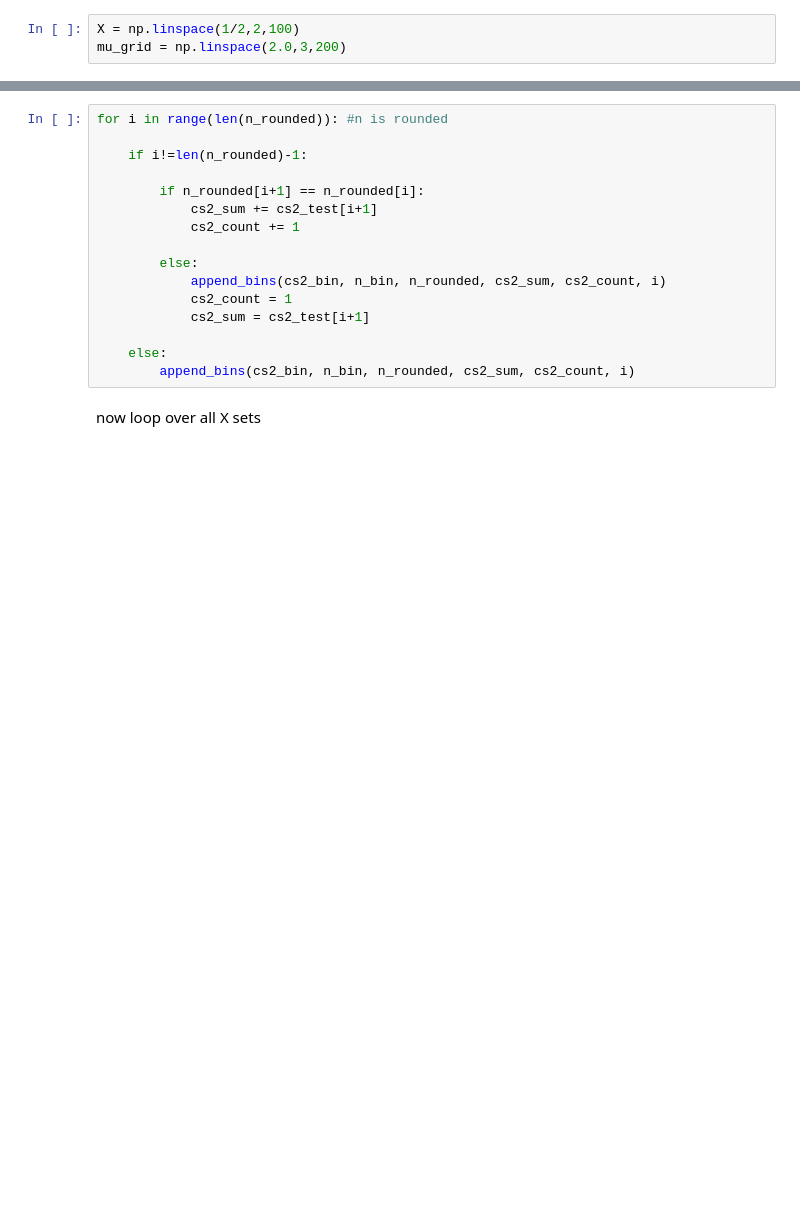
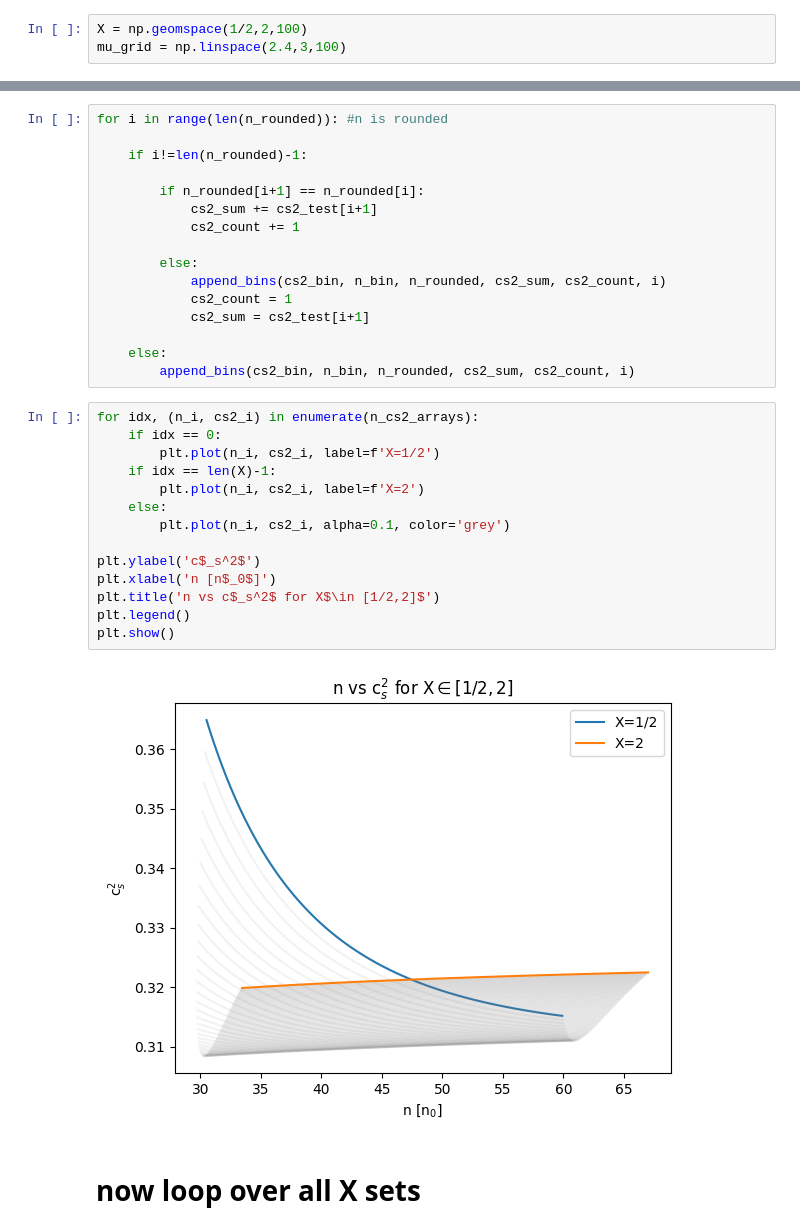
Before and after one commit to codinginrevolt/master_thesis, a Jupyter notebook: pqcd.ipynb, the cells around one changed output, grey strips where cells are left out. Drawn from its saved outputs; the diff is of its cells as text; blank space fills up the shorter version.

```diff
--- a/pqcd.ipynb
+++ b/pqcd.ipynb
@@ -5,3 +7,3 @@ from pqcd.pQCD import pQCD
 # %%
-X = np.linspace(1/2,2,100)
-mu_grid = np.linspace(2.0,3,200)
+X = np.geomspace(1/2,2,100)
+mu_grid = np.linspace(2.4,3,100)
@@ -117,5 +117,21 @@ for i in range(len(n_rounded)): #n is rounded
 
     else:
         append_bins(cs2_bin, n_bin, n_rounded, cs2_sum, cs2_count, i)
+# %%
+for idx, (n_i, cs2_i) in enumerate(n_cs2_arrays):
+    if idx == 0:
+        plt.plot(n_i, cs2_i, label=f'X=1/2')
+    if idx == len(X)-1:
+        plt.plot(n_i, cs2_i, label=f'X=2')
+    else:
+        plt.plot(n_i, cs2_i, alpha=0.1, color='grey')
+
+plt.ylabel('c$_s^2$')
+plt.xlabel('n [n$_0$]')
+plt.title('n vs c$_s^2$ for X$\in [1/2,2]$')
+plt.legend()
+plt.show()
+# %% [output]
+[figure, added]
 # %% [markdown]
-now loop over all X sets
+# now loop over all X sets
```
Also changed, not shown: parts of 9 cells of this notebook.
